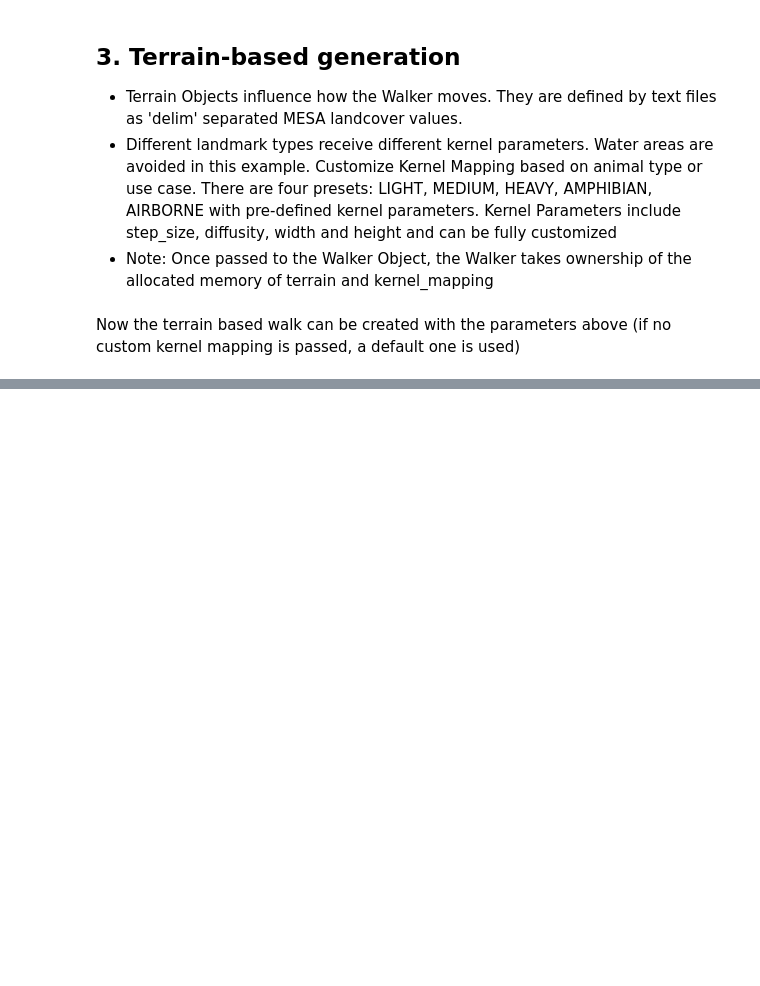
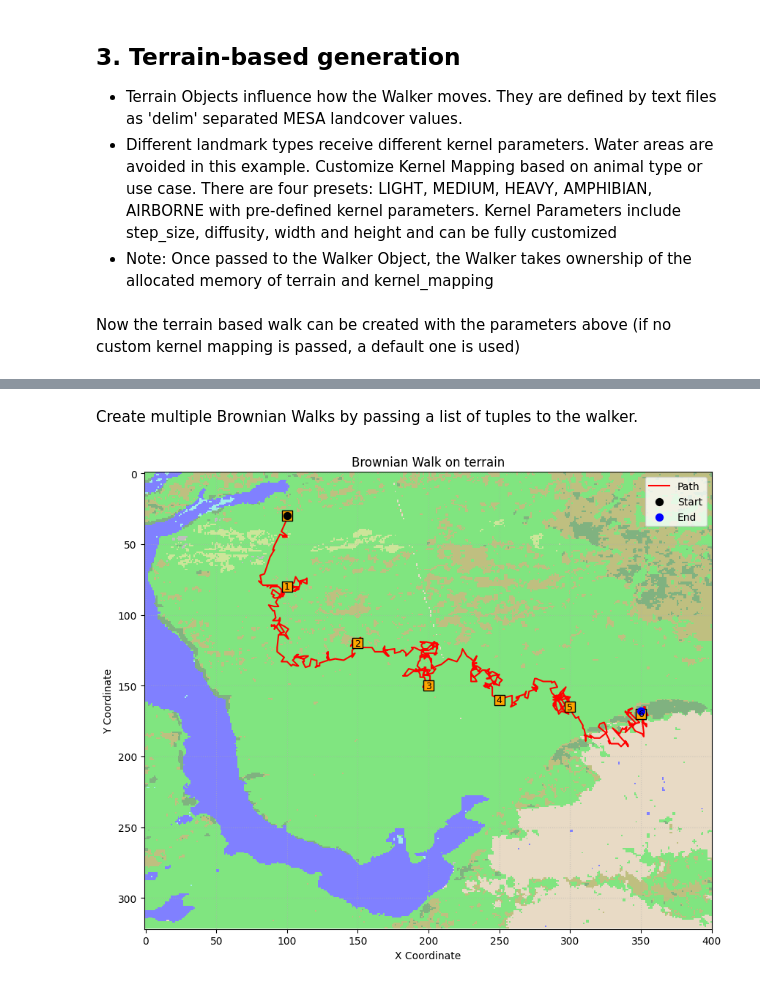
Before and after one commit to ls11ae/random-walks-python, a Jupyter notebook: demos/BrownianWalker.ipynb, the cells around one changed output, grey strips where cells are left out. Drawn from its saved outputs; the diff is of its cells as text; code cells hidden in the pictures; blank space fills up the shorter version.

```diff
--- a/demos/BrownianWalker.ipynb
+++ b/demos/BrownianWalker.ipynb
@@ -90,0 +61,10 @@ with BrownianWalker(T=50, terrain=terrain, k_mapping=kernel_mapping) as walker:
+# %% [markdown]
+Create multiple Brownian Walks by passing a list of tuples to the walker.
+# %%
+walker = BrownianWalker(T=100, terrain=terrain, k_mapping=kernel_mapping)
+
+steps = [(100, 30), (100, 80), (150, 120), (200, 150), (250, 160), (300, 165), (350, 170)]
+path3 = walker.generate_from_terrain_multistep(steps=steps, plot=True)
+print(f"   Terrain Walk Multiple Steps: {len(path3)} Punkte")
+# %% [output]
+[figure, added]
```
Also changed, not shown: parts of 4 cells of this notebook, 11 other files.
